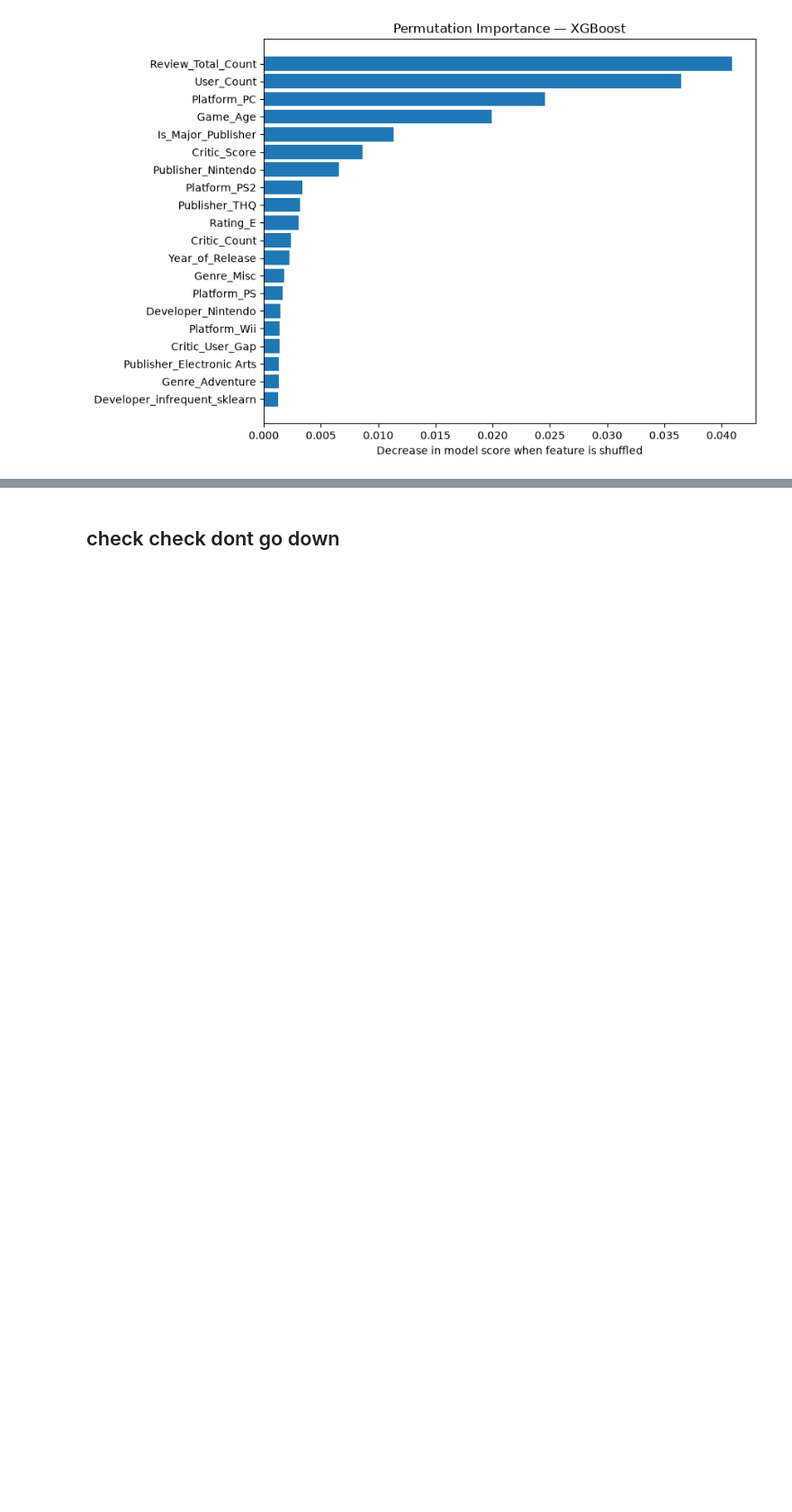
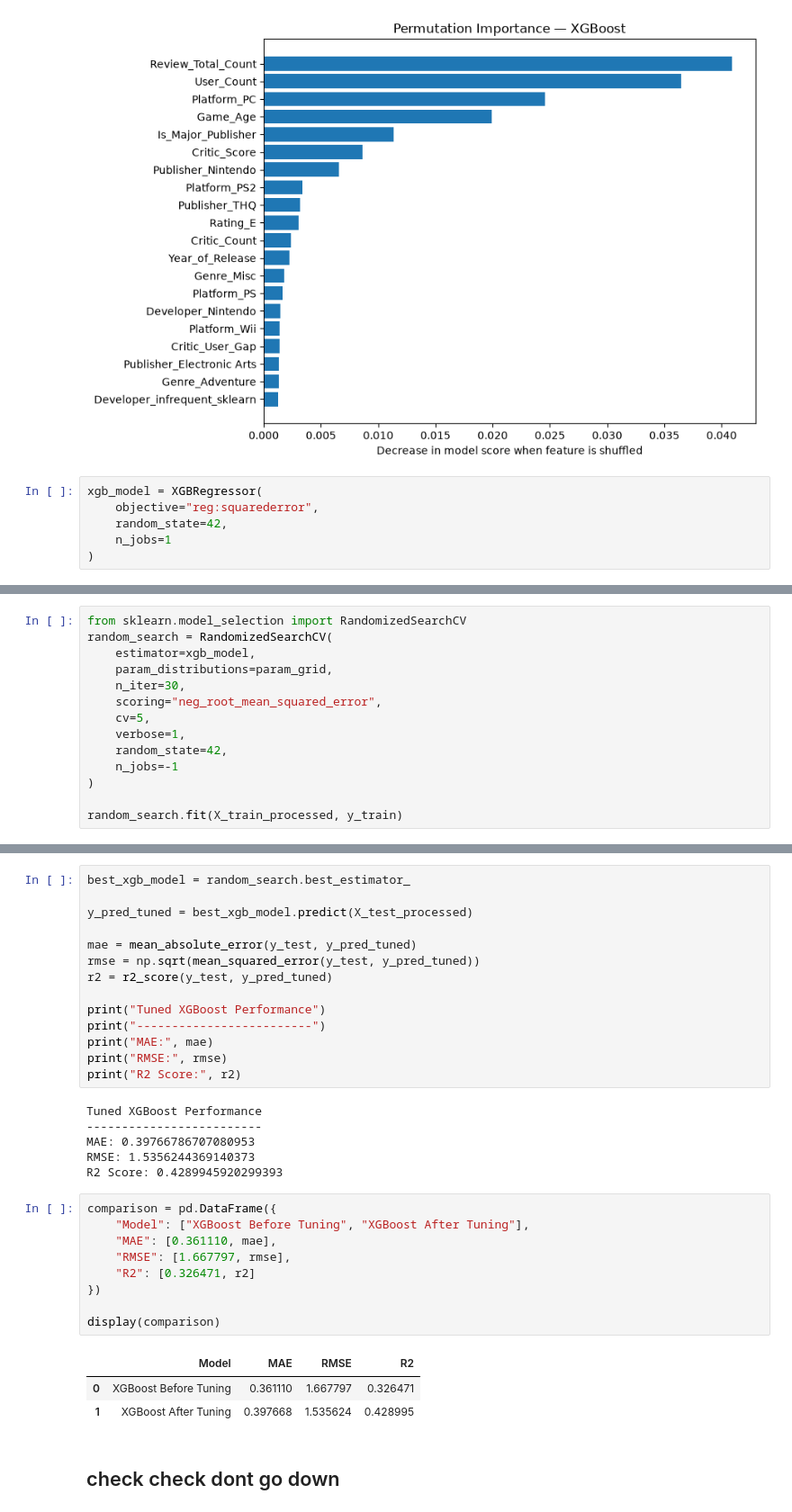
Before and after one commit to abinhyanmikha/Project-I, a Jupyter notebook: data1 copy.ipynb, the cells around one changed output, grey strips where cells are left out. Shown at 90% size. Cells and saved outputs as stored; diff of their text form; blank space fills up the shorter version.

Commit message:
model training and hyperparameter tuning

```diff
--- a/data1 copy.ipynb
+++ b/data1 copy.ipynb
@@ -875,3 +855,9 @@ plt.show()
 | 36 | Genre_Adventure | 0.001296 | 0.000189 |
 | 379 | Developer_infrequent_sklearn | 0.001278 | 0.000165 |
 [figure]
+# %%
+xgb_model = XGBRegressor(
+    objective="reg:squarederror",
+    random_state=42,
+    n_jobs=1
+)
@@ -877,0 +876,14 @@ plt.show()
+# %%
+from sklearn.model_selection import RandomizedSearchCV
+random_search = RandomizedSearchCV(
+    estimator=xgb_model,
+    param_distributions=param_grid,
+    n_iter=30,
+    scoring="neg_root_mean_squared_error",
+    cv=5,
+    verbose=1,
+    random_state=42,
+    n_jobs=-1
+)
+
+random_search.fit(X_train_processed, y_train)
@@ -878,3 +921,36 @@ plt.show()
+# %%
+best_xgb_model = random_search.best_estimator_
+
+y_pred_tuned = best_xgb_model.predict(X_test_processed)
+
+mae = mean_absolute_error(y_test, y_pred_tuned)
+rmse = np.sqrt(mean_squared_error(y_test, y_pred_tuned))
+r2 = r2_score(y_test, y_pred_tuned)
+
+print("Tuned XGBoost Performance")
+print("-------------------------")
+print("MAE:", mae)
+print("RMSE:", rmse)
+print("R2 Score:", r2)
+# %% [output]
+Tuned XGBoost Performance
+-------------------------
+MAE: 0.39766786707080953
+RMSE: 1.5356244369140373
+R2 Score: 0.4289945920299393
+# %%
+comparison = pd.DataFrame({
+    "Model": ["XGBoost Before Tuning", "XGBoost After Tuning"],
+    "MAE": [0.361110, mae],
+    "RMSE": [1.667797, rmse],
+    "R2": [0.326471, r2]
+})
+
+display(comparison)
+# %% [output]
+|  | Model | MAE | RMSE | R2 |
+| 0 | XGBoost Before Tuning | 0.361110 | 1.667797 | 0.326471 |
+| 1 | XGBoost After Tuning | 0.397668 | 1.535624 | 0.428995 |
 # %% [markdown]
 ## check check dont go down
 # %%
```
Also changed, not shown: parts of 48 cells of this notebook.
